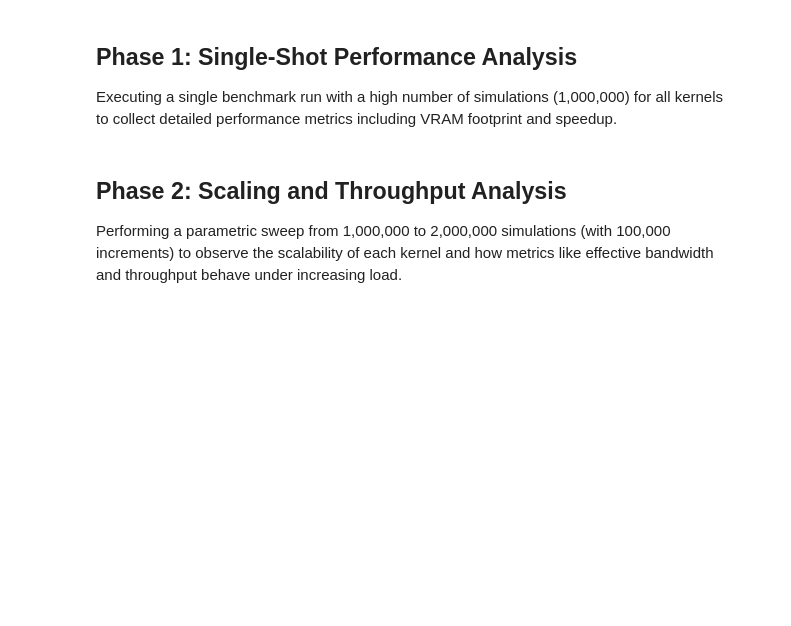
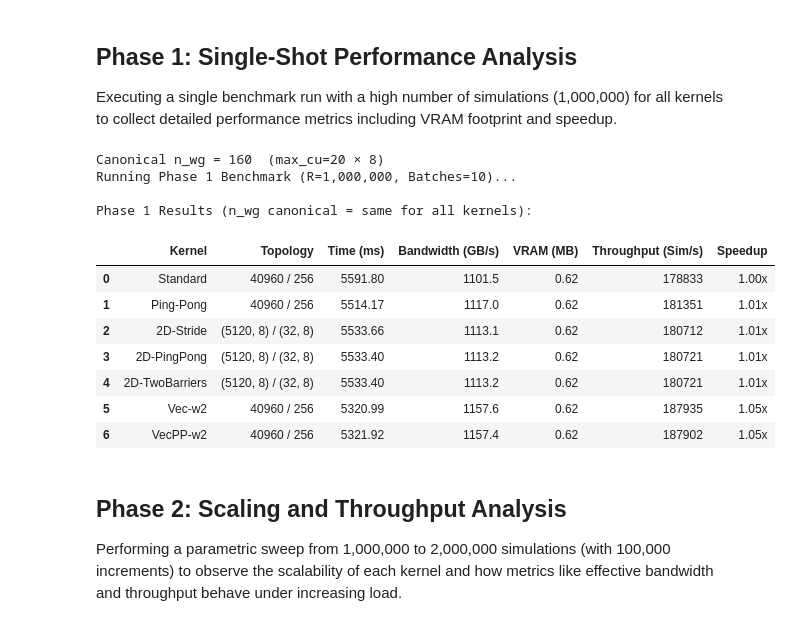
Before and after one commit to emanuelegaliano/pyroclast, a Jupyter notebook: benchmark/benchmark_analysis.ipynb, the cells around one changed output. Drawn from its saved outputs; the diff is of its cells as text; code cells hidden in the pictures; blank space fills up the shorter version.

```diff
--- a/benchmark/benchmark_analysis.ipynb
+++ b/benchmark/benchmark_analysis.ipynb
@@ -67,41 +67,72 @@ kernels_to_bench = [
     {"name": "2D-Stride",      "adapter": PyOpenCLMonteCarlo2DAdapter(profiling=True)},
     {"name": "2D-PingPong",    "adapter": PyOpenCLMonteCarlo2DPingPongAdapter(profiling=True)},
     {"name": "2D-TwoBarriers", "adapter": PyOpenCLMonteCarlo2DTwoBarriersAdapter(profiling=True)},
+    {"name": "Vec-w2",        "adapter": PyOpenCLMonteCarloVectorizedAdapter(profiling=True, vec_width=2)},
+    {"name": "VecPP-w2",      "adapter": PyOpenCLMonteCarloVectorizedPingPongAdapter(profiling=True, vec_width=2)},
 ]
 
-config = MonteCarloConfig(n_runs=MC_RUNS, threshold=THRESHOLD, seed=SEED)
+
+def _canonical_topology(adapter, n_wg_target: int) -> GridTopology:
+    sample = adapter.suggest_topology(1)
+    if isinstance(sample.lws, int):
+        return GridTopology(gws=n_wg_target * 256, lws=256)
+    return GridTopology(gws=(n_wg_target * 32, 8), lws=(32, 8))
+
+
+max_cu = kernels_to_bench[0]["adapter"]._ctx.devices[0].max_compute_units
+n_wg_target = max_cu * 8
+print(f"Canonical n_wg = {n_wg_target}  (max_cu={max_cu} × 8)")
+
 phase1_data = []
 
 print(f"Running Phase 1 Benchmark (R={MC_RUNS:,}, Batches={N_BATCHES})...")
 for k in kernels_to_bench:
     adapter = k["adapter"]
+    cfg = MonteCarloConfig(
+        n_runs=MC_RUNS, threshold=THRESHOLD, seed=SEED,
+        topology=_canonical_topology(adapter, n_wg_target),
+    )
     adapter.reset_profile()
-    adapter.run(target_habitat, config)
+    adapter.run(target_habitat, cfg)
     bench = adapter.benchmark()[0]
 
     total_time_ms = bench.mean_ms * N_BATCHES
     throughput = MC_RUNS / (total_time_ms / 1000.0)
 
     phase1_data.append({
         "Kernel": k["name"],
+        "Topology": f"{cfg.topology.gws} / {cfg.topology.lws}",
         "Time (ms)": total_time_ms,
         "Bandwidth (GB/s)": bench.bandwidth_gbs,
         "VRAM (MB)": bench.memory_mb,
         "Throughput (Sim/s)": throughput
     })
 
 df_phase1 = pd.DataFrame(phase1_data)
 std_time = df_phase1[df_phase1["Kernel"] == "Standard"]["Time (ms)"].values[0]
 df_phase1["Speedup"] = std_time / df_phase1["Time (ms)"]
 
-print("\nPhase 1 Results:")
+print("\nPhase 1 Results (n_wg canonical = same for all kernels):")
 display(df_phase1.style.format({
     "Time (ms)": "{:.2f}",
     "Bandwidth (GB/s)": "{:.1f}",
     "VRAM (MB)": "{:.2f}",
     "Throughput (Sim/s)": "{:.0f}",
     "Speedup": "{:.2f}x"
 }))
+# %% [output]
+Canonical n_wg = 160  (max_cu=20 × 8)
+Running Phase 1 Benchmark (R=1,000,000, Batches=10)...
+
+Phase 1 Results (n_wg canonical = same for all kernels):
+|  | Kernel | Topology | Time (ms) | Bandwidth (GB/s) | VRAM (MB) | Throughput (Sim/s) | Speedup |
+| 0 | Standard | 40960 / 256 | 5591.80 | 1101.5 | 0.62 | 178833 | 1.00x |
+| 1 | Ping-Pong | 40960 / 256 | 5514.17 | 1117.0 | 0.62 | 181351 | 1.01x |
+| 2 | 2D-Stride | (5120, 8) / (32, 8) | 5533.66 | 1113.1 | 0.62 | 180712 | 1.01x |
+| 3 | 2D-PingPong | (5120, 8) / (32, 8) | 5533.40 | 1113.2 | 0.62 | 180721 | 1.01x |
+| 4 | 2D-TwoBarriers | (5120, 8) / (32, 8) | 5533.40 | 1113.2 | 0.62 | 180721 | 1.01x |
+| 5 | Vec-w2 | 40960 / 256 | 5320.99 | 1157.6 | 0.62 | 187935 | 1.05x |
+| 6 | VecPP-w2 | 40960 / 256 | 5321.92 | 1157.4 | 0.62 | 187902 | 1.05x |
 # %% [markdown]
 ## Phase 2: Scaling and Throughput Analysis
 
```
Also changed, not shown: parts of 6 cells of this notebook, 19 other files.
